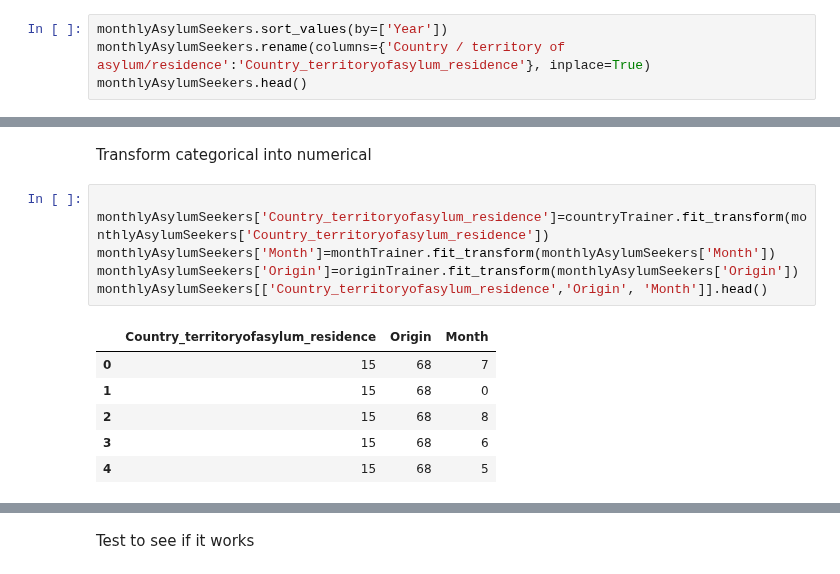
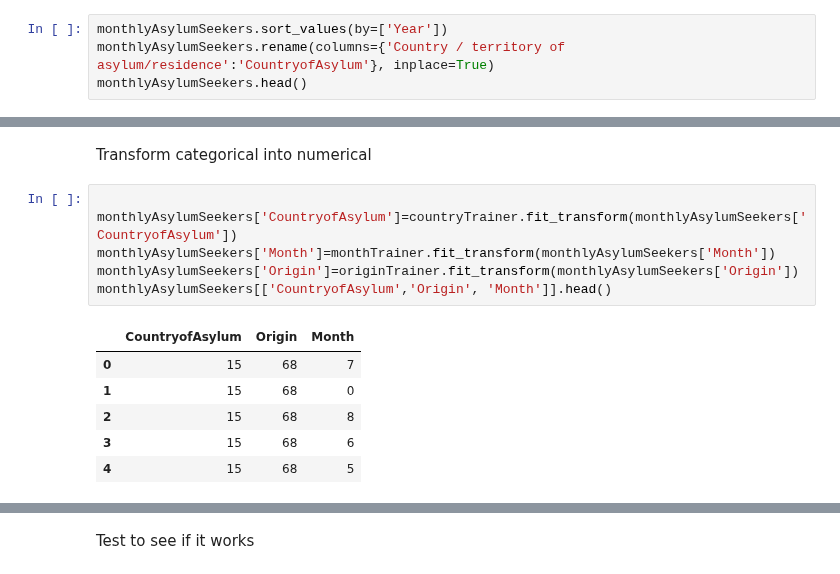
Before and after one commit to UNCG-CSE/World-Refugee-Forecast, a Jupyter notebook: src/SGDRegressor.ipynb, the cells around one changed output, grey strips where cells are left out. Cells and saved outputs as stored; diff of their text form.

```diff
--- a/src/SGDRegressor.ipynb
+++ b/src/SGDRegressor.ipynb
@@ -27,6 +27,6 @@ monthlyAsylumSeekers.head()
 | 4 | Greece | Georgia | 2008 | July | 224 |
 # %%
 monthlyAsylumSeekers.sort_values(by=['Year'])
-monthlyAsylumSeekers.rename(columns={'Country / territory of asylum/residence':'Country_territoryofasylum_residence'}, inplace=True)
+monthlyAsylumSeekers.rename(columns={'Country / territory of asylum/residence':'CountryofAsylum'}, inplace=True)
 monthlyAsylumSeekers.head()
 # %% [output]
@@ -45,12 +156,12 @@ monthTrainer=preprocessing.LabelEncoder()
 Transform categorical into numerical
 # %%
 
-monthlyAsylumSeekers['Country_territoryofasylum_residence']=countryTrainer.fit_transform(monthlyAsylumSeekers['Country_territoryofasylum_residence'])
+monthlyAsylumSeekers['CountryofAsylum']=countryTrainer.fit_transform(monthlyAsylumSeekers['CountryofAsylum'])
 monthlyAsylumSeekers['Month']=monthTrainer.fit_transform(monthlyAsylumSeekers['Month'])
 monthlyAsylumSeekers['Origin']=originTrainer.fit_transform(monthlyAsylumSeekers['Origin'])
-monthlyAsylumSeekers[['Country_territoryofasylum_residence','Origin', 'Month']].head()
+monthlyAsylumSeekers[['CountryofAsylum','Origin', 'Month']].head()
 # %% [output]
-|  | Country_territoryofasylum_residence | Origin | Month |
+|  | CountryofAsylum | Origin | Month |
 | 0 | 15 | 68 | 7 |
 | 1 | 15 | 68 | 0 |
 | 2 | 15 | 68 | 8 |
```
Also changed, not shown: parts of 19 cells of this notebook, 1 other file.
